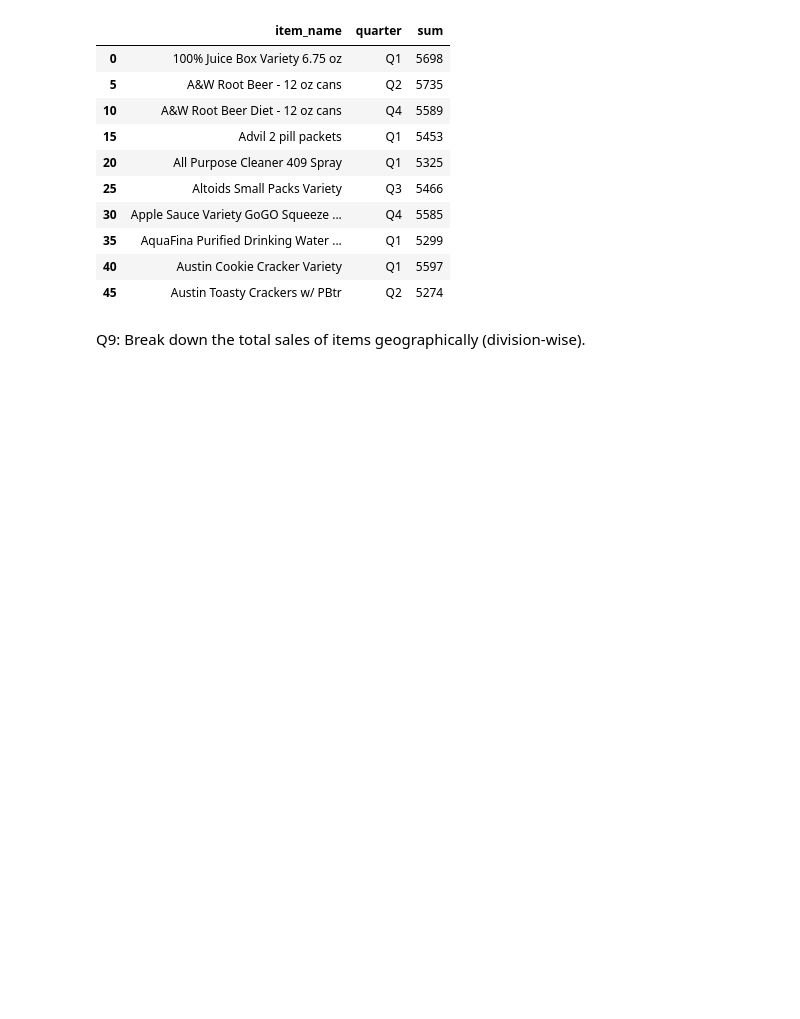
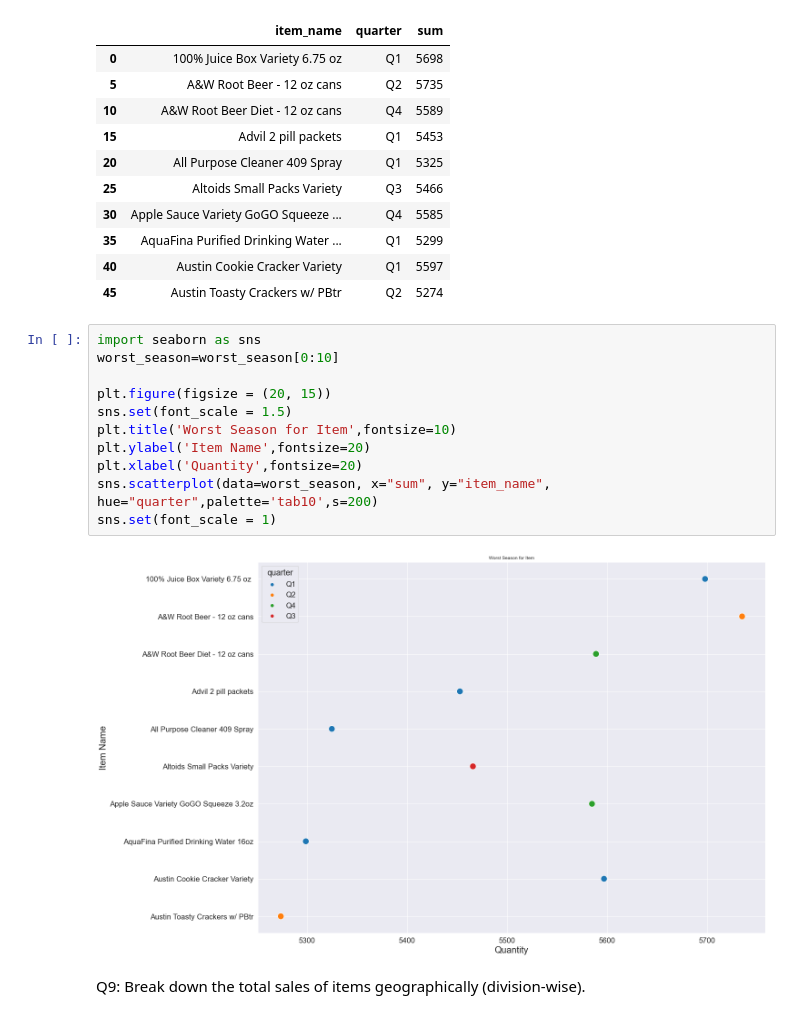
Before and after one commit to esrdlab-vinternship/HDA-5th-Round-vInternship, a Jupyter notebook: notebook/analytics/olap.ipynb, the cells around one changed output. Drawn from its saved outputs; the diff is of its cells as text; blank space fills up the shorter version.

Commit message:
added plot to other questions

```diff
--- a/notebook/analytics/olap.ipynb
+++ b/notebook/analytics/olap.ipynb
@@ -585,6 +600,19 @@ worst_season.head(10)
 | 35 | AquaFina Purified Drinking Water ... | Q1 | 5299 |
 | 40 | Austin Cookie Cracker Variety | Q1 | 5597 |
 | 45 | Austin Toasty Crackers w/ PBtr | Q2 | 5274 |
+# %%
+import seaborn as sns
+worst_season=worst_season[0:10]
+
+plt.figure(figsize = (20, 15))
+sns.set(font_scale = 1.5)
+plt.title('Worst Season for Item',fontsize=10)
+plt.ylabel('Item Name',fontsize=20)
+plt.xlabel('Quantity',fontsize=20)
+sns.scatterplot(data=worst_season, x="sum", y="item_name", hue="quarter",palette='tab10',s=200)
+sns.set(font_scale = 1)
+# %% [output]
+[figure, added]
 # %% [markdown]
 Q9: Break down the total sales of items geographically (division-wise).
 # %%
```
Also changed, not shown: parts of 19 cells of this notebook, 1 other file.
